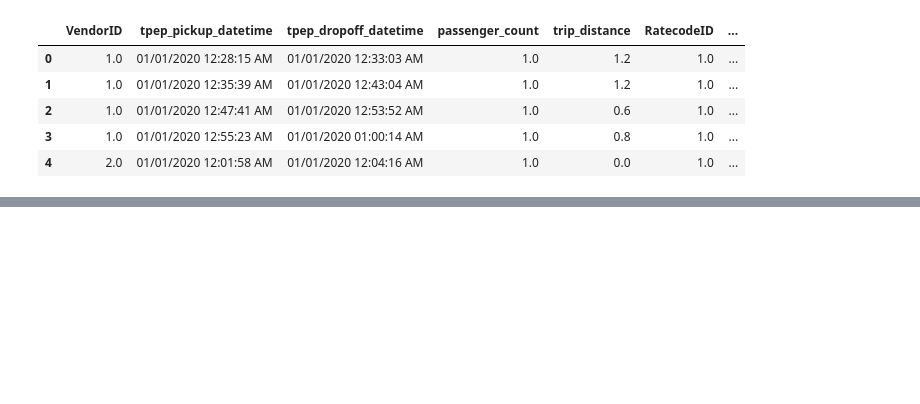
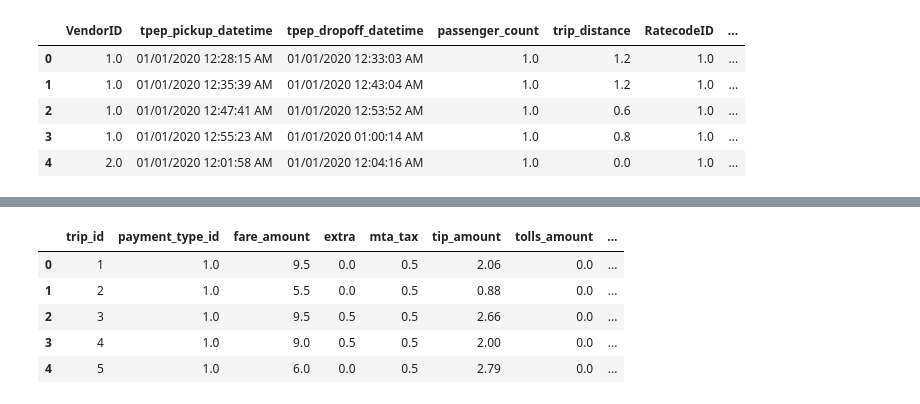
Before and after one commit to MaelGalliou/Project-Data-Integration, a Jupyter notebook: prep_bdd 2.ipynb, the cells around one changed output, grey strips where cells are left out. Cells and saved outputs as stored; diff of their text form; code cells hidden in the pictures; blank space fills up the shorter version.

```diff
--- a/prep_bdd 2.ipynb
+++ b/prep_bdd 2.ipynb
@@ -154,0 +123,13 @@ df_film.head()
+# %%
+df_payement_type = pd.DataFrame(df['payment_type'].unique(), columns=['payment_type_id'])
+payment_mapping = {
+        1: "Credit card",
+        2: "Cash",
+        3: "No charge",
+        4: "Dispute",
+        5: "Unknown",
+        6: "Voided trip"
+    }
+df_payement_type['payment_type_description'] = df_payement_type['payment_type_id'].map(payment_mapping)
+
+df_payement_type.head()
@@ -155 +142,11 @@ df_film.head()
+# %%
+df_relation_trip_payement = df.merge(df_payement_type, left_on='payment_type', right_on='payment_type_id')[['trip_id','payment_type_id' , 'fare_amount','extra','mta_tax' , 'tip_amount','tolls_amount','improvement_surcharge' , 'congestion_surcharge','total_amount']]
+df_relation_trip_payement.head()
+# %% [output]
+|  | trip_id | payment_type_id | fare_amount | extra | mta_tax | tip_amount | tolls_amount | ... |
+| 0 | 1 | 1.0 | 9.5 | 0.0 | 0.5 | 2.06 | 0.0 | ... |
+| 1 | 2 | 1.0 | 5.5 | 0.0 | 0.5 | 0.88 | 0.0 | ... |
+| 2 | 3 | 1.0 | 9.5 | 0.5 | 0.5 | 2.66 | 0.0 | ... |
+| 3 | 4 | 1.0 | 9.0 | 0.5 | 0.5 | 2.00 | 0.0 | ... |
+| 4 | 5 | 1.0 | 6.0 | 0.0 | 0.5 | 2.79 | 0.0 | ... |
 # %%
```
Also changed, not shown: parts of 22 cells of this notebook, 22 other files.
